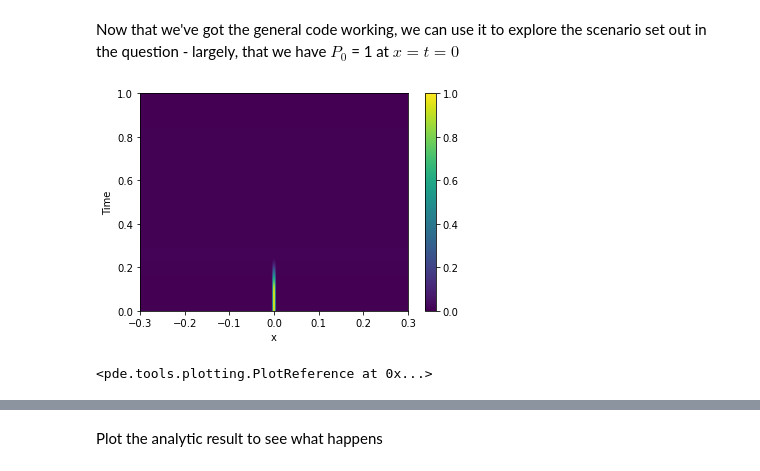
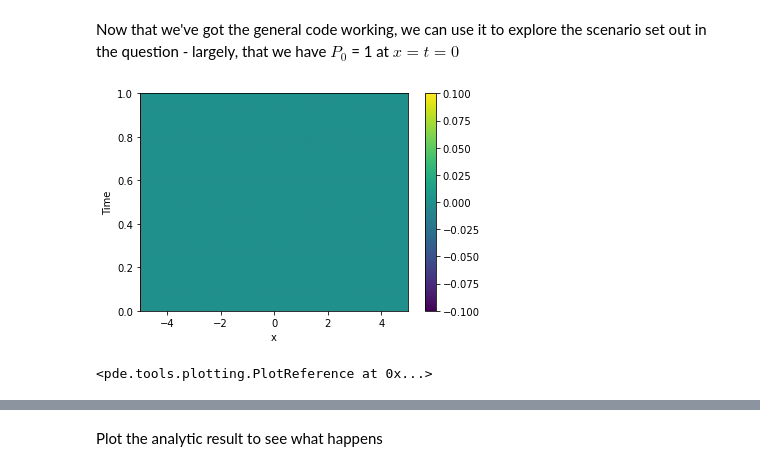
Before and after one commit to joshedmundson/PH4044-Tutorial-Sheet-3, a Jupyter notebook: PH4044 Tutorial Sheet 3.ipynb, the cells around one changed output, grey strips where cells are left out. Saved outputs shown, nothing was run; the diff lists cells and outputs as text; code cells hidden in the pictures.

```diff
--- a/PH4044 Tutorial Sheet 3.ipynb
+++ b/PH4044 Tutorial Sheet 3.ipynb
@@ -135,24 +333,24 @@ Now that we've got the general code working, we can use it to explore the scenar
 # %%
 import math
 
 # Set up the initial grid
 # grid = pde.CartesianGrid([[-1e-10, 1e-10]], [101])
-grid = pde.CartesianGrid([[-0.3, 0.3]], [101])
+grid = pde.CartesianGrid([[-5, 5]], [101])
 
 # Create an initial delta_p distribution with total carriers P_0 = 1 at x = t = 0
-data = np.zeros(101)
-data[len(data)//2] = 1
 
-delta_p = pde.ScalarField(grid, data=data)
+delta_p = pde.ScalarField.from_expression(grid, expression="exp(-1e50*x**2)")
 
 # Solve and display equation solutions
 #eq = pde.PDE({"p": f"{D_p}*d2_dx2(p) - {mu_p * E_0}*d_dx(p) - p / {tau_p}"})
-eq = pde.PDE({"p": "d2_dx2(p) - d_dx(p) - p"})
+T = 10
+E_0 = 10
+eq = pde.PDE({"p": f"{T}*d2_dx2(p) - {E_0}*d_dx(p) - p"})
 
 storage = pde.MemoryStorage()
-result = eq.solve(delta_p, t_range=1, dt = 1e-7, tracker=storage.tracker(0.2))
+result = eq.solve(delta_p, t_range=1, dt = 1e-6, tracker=storage.tracker(0.2))
 
 pde.plot_kymograph(storage)
 # %% [output]
-[figure, old version]
+[figure, new version]
 <pde.tools.plotting.PlotReference at 0x...>
```
Also changed, not shown: parts of 18 cells of this notebook.
